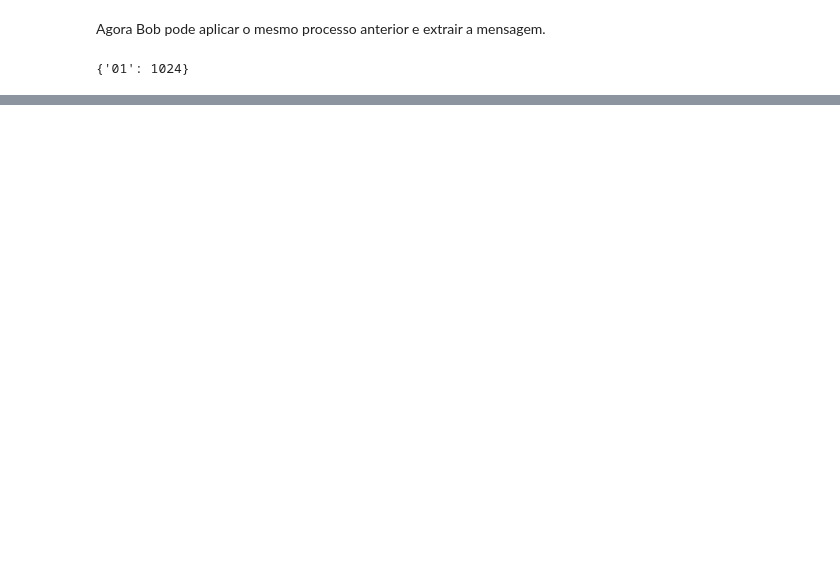
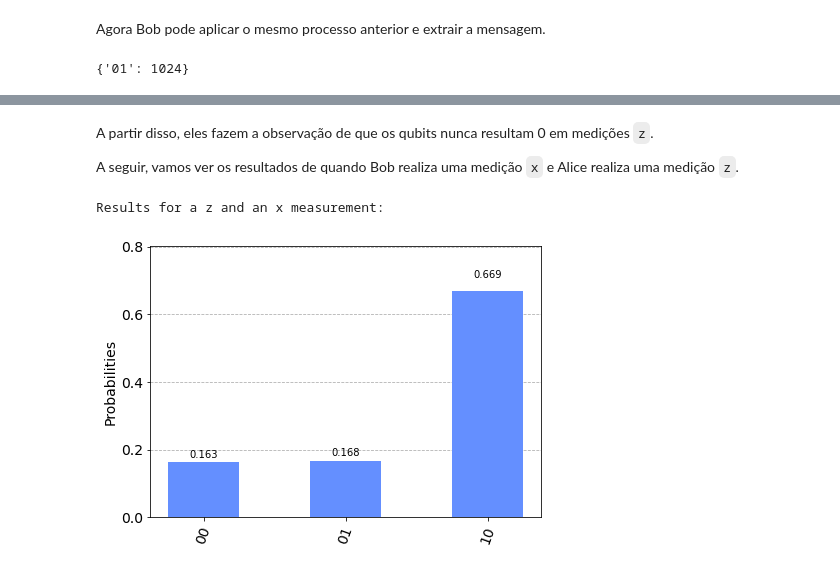
Before and after one commit to G-Carneiro/GCQ, a Jupyter notebook: Qiskit/Introduction/entangled-states.ipynb, the cells around one changed output, grey strips where cells are left out. Drawn from its saved outputs; the diff is of its cells as text; code cells hidden in the pictures; blank space fills up the shorter version.

```diff
--- a/Qiskit/Introduction/entangled-states.ipynb
+++ b/Qiskit/Introduction/entangled-states.ipynb
@@ -398,0 +606,16 @@ O resultado final é que Alice enviou dois bits de informação para Bob, mas s
+# %% [markdown]
+A partir disso, eles fazem a observação de que os qubits nunca resultam 0 em medições `z`.
+
+A seguir, vamos ver os resultados de quando Bob realiza uma medição `x` e Alice realiza uma medição `z`.
+# %%
+meas_zx = QuantumCircuit(2,2)
+meas_zx.h(0)
+meas_zx.measure([0,1],[0,1])
+meas_zx.h(0)
+
+print('Results for a z and an x measurement:')
+counts = backend.run(qc_charlie.compose(meas_zx)).result().get_counts()
+plot_histogram(counts)
+# %% [output]
+Results for a z and an x measurement:
+[figure, added]
```
Also changed, not shown: parts of 34 cells of this notebook, 1 other file.
